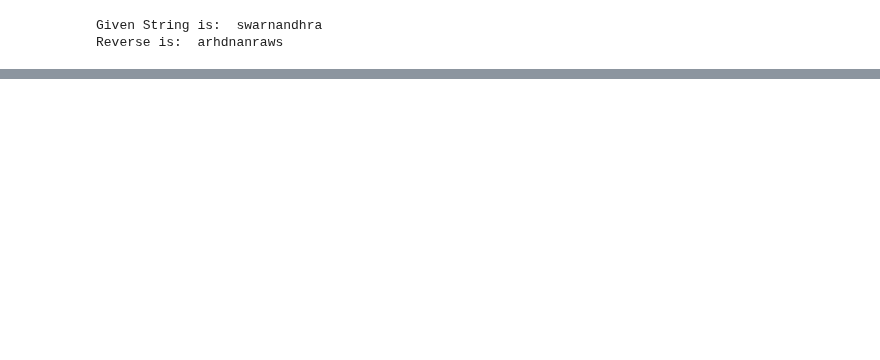
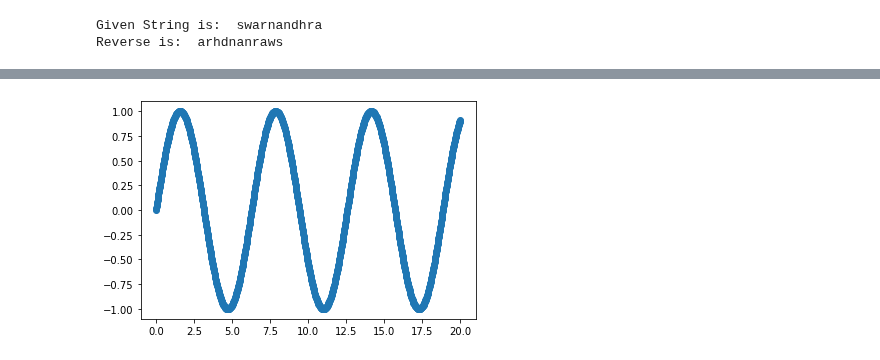
Before and after one commit to jyothijonnalagadda003/python----Lab, a Jupyter notebook: 19A21A0587_Jyothi.ipynb, the cells around one changed output, grey strips where cells are left out. Cells and saved outputs as stored; diff of their text form; code cells hidden in the pictures; blank space fills up the shorter version.

```diff
--- a/19A21A0587_Jyothi.ipynb
+++ b/19A21A0587_Jyothi.ipynb
@@ -843,0 +2530,5 @@ Reverse is:  arhdnanraws
+# %%
+plt.scatter(x,y)
+plt.show()
+# %% [output]
+[figure, added]
```
Also changed, not shown: parts of 185 cells of this notebook.
